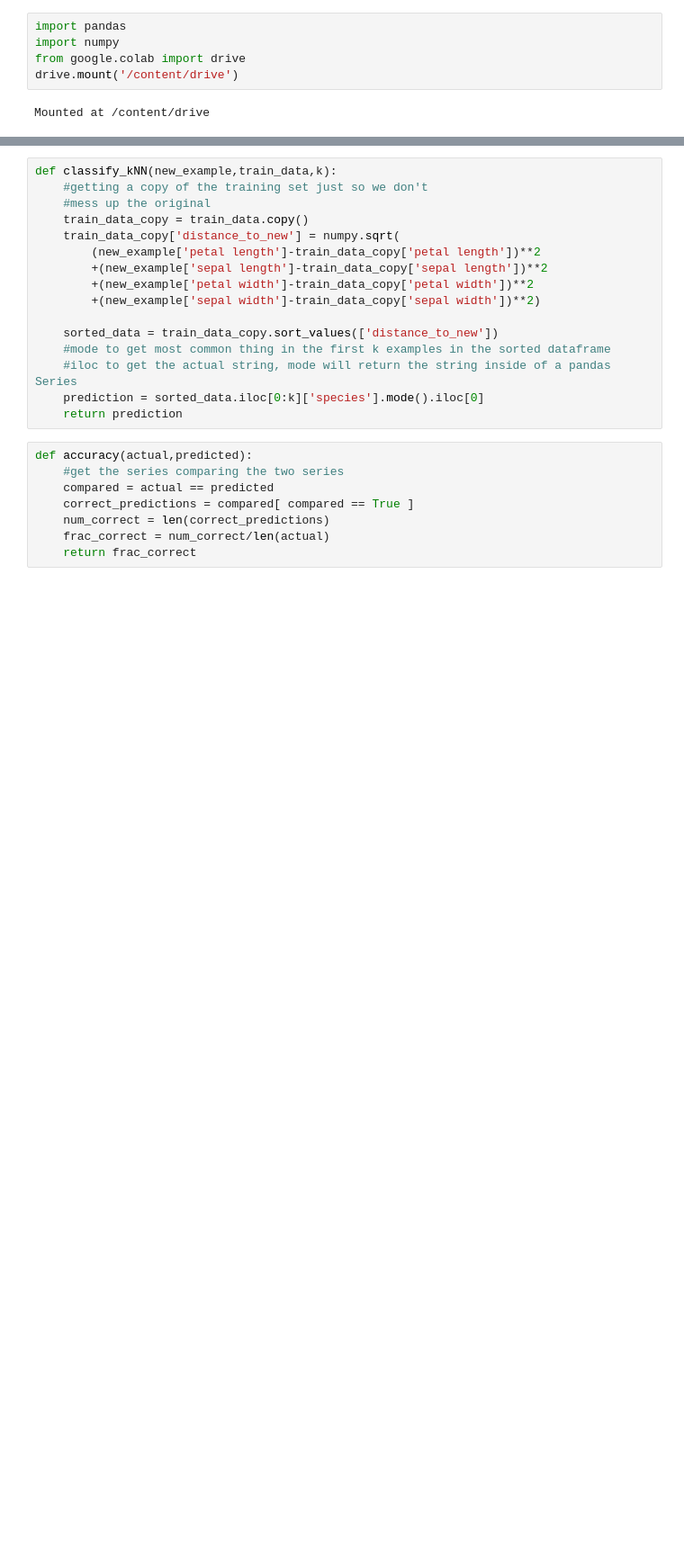
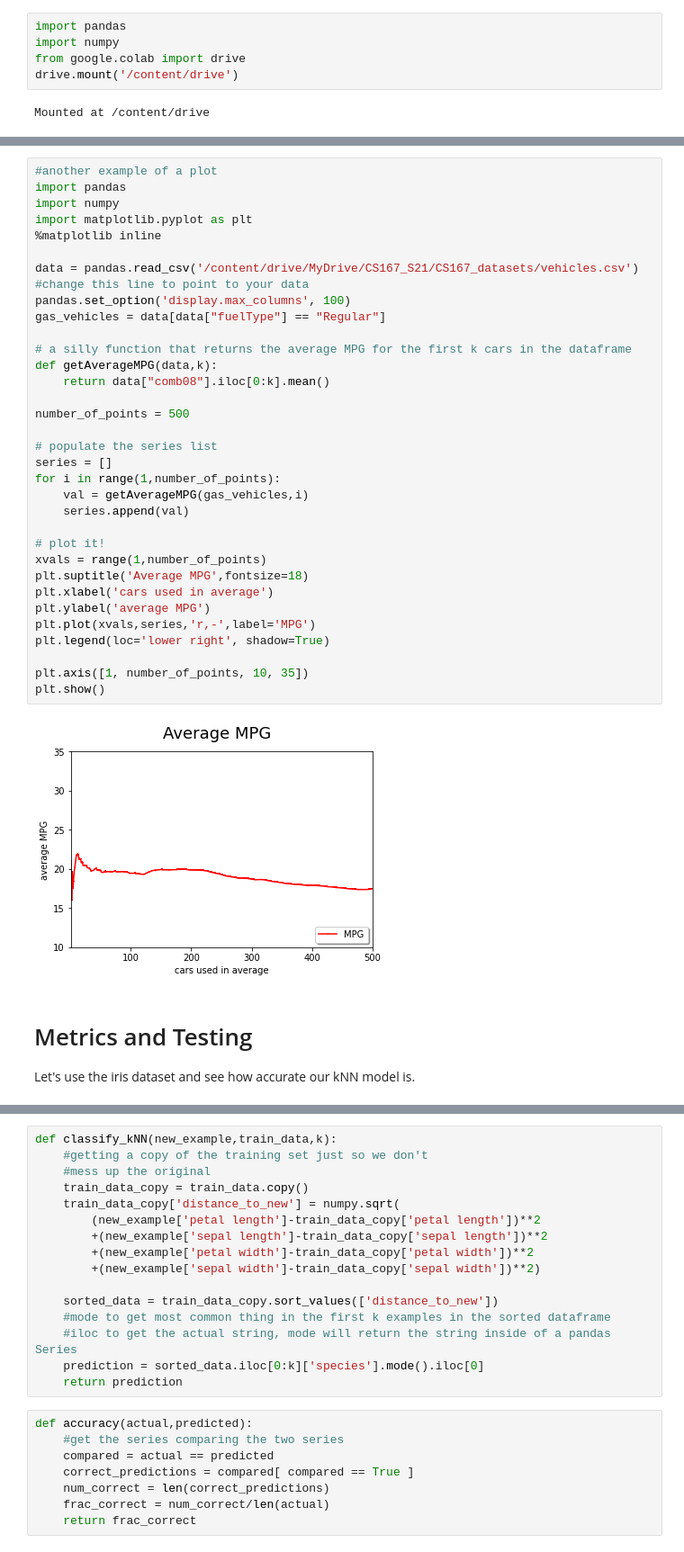
Before and after one commit to merriekay/CS167Code, a Jupyter notebook: Day07_Notes.ipynb, the cells around one changed output, grey strips where cells are left out. Shown at 90% size. Drawn from its saved outputs; the diff is of its cells as text; blank space fills up the shorter version.

```diff
--- a/Day07_Notes.ipynb
+++ b/Day07_Notes.ipynb
@@ -10 +32,39 @@ Mounted at /content/drive
+# %%
+#another example of a plot
+import pandas
+import numpy
+import matplotlib.pyplot as plt
+%matplotlib inline
+
+data = pandas.read_csv('/content/drive/MyDrive/CS167_S21/CS167_datasets/vehicles.csv') #change this line to point to your data
+pandas.set_option('display.max_columns', 100)
+gas_vehicles = data[data["fuelType"] == "Regular"]
+
+# a silly function that returns the average MPG for the first k cars in the dataframe
+def getAverageMPG(data,k):
+    return data["comb08"].iloc[0:k].mean()
+
+number_of_points = 500
+
+# populate the series list
+series = []
+for i in range(1,number_of_points):
+    val = getAverageMPG(gas_vehicles,i)
+    series.append(val)
+
+# plot it!
+xvals = range(1,number_of_points)
+plt.suptitle('Average MPG',fontsize=18)
+plt.xlabel('cars used in average')
+plt.ylabel('average MPG')
+plt.plot(xvals,series,'r,-',label='MPG')
+plt.legend(loc='lower right', shadow=True)
+
+plt.axis([1, number_of_points, 10, 35])
+plt.show()
+# %% [output]
+[figure, added]
+# %% [markdown]
+# Metrics and Testing
+Let's use the iris dataset and see how accurate our kNN model is.
 # %%
```
Also changed, not shown: parts of 3 cells of this notebook.
